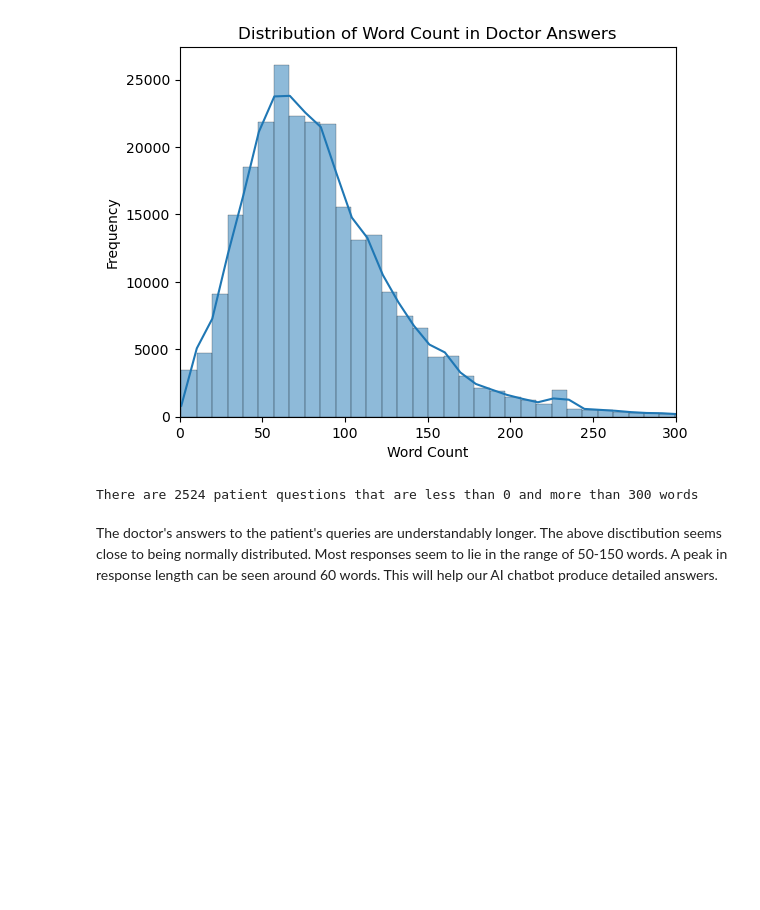
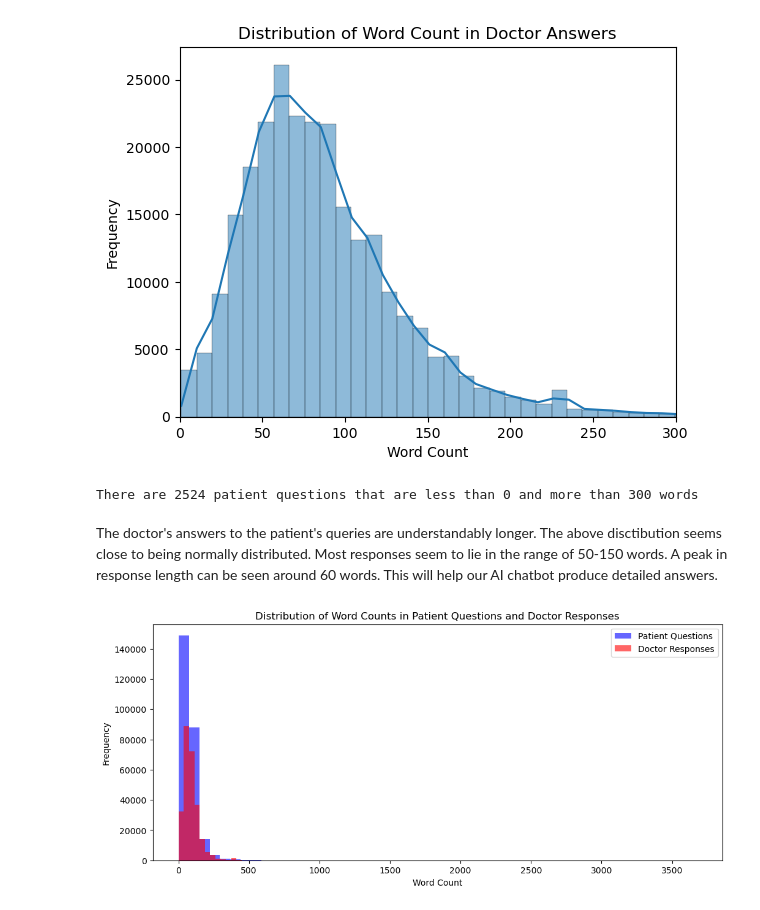
Before and after one commit to Arnav710/cse150a, a Jupyter notebook: data_exploration.ipynb, the cells around one changed output. Cells and saved outputs as stored; diff of their text form; code cells hidden in the pictures; blank space fills up the shorter version.

Commit message:
updated data exploration

```diff
--- a/data_exploration.ipynb
+++ b/data_exploration.ipynb
@@ -13,7 +19,7 @@ pd.set_option('display.max_colwidth', None)
 # %% [markdown]
 ## Load and view data
 # %%
-path = 'data/ai-medical-chatbot.csv'
+path = 'ai-medical-chatbot.csv'
 df = pd.read_csv(path)
 # %%
 df.sample(5, random_state=SEED)
@@ -126,3 +132,19 @@ print(f"There are {outside_range_count} patient questions that are less than {mi
 There are 2524 patient questions that are less than 0 and more than 300 words
 # %% [markdown]
 The doctor's answers to the patient's queries are understandably longer. The above disctibution seems close to being normally distributed. Most responses seem to lie in the range of 50-150 words. A peak in response length can be seen around 60 words. This will help our AI chatbot produce detailed answers.
+# %%
+# Calculate word counts for Patient and Doctor texts
+df["Patient_Word_Count"] = df["Patient"].astype(str).apply(lambda x: len(x.split()))
+df["Doctor_Word_Count"] = df["Doctor"].astype(str).apply(lambda x: len(x.split()))
+# %%
+# Plot 1: Distribution of Word Counts in Patient Questions and Doctor Responses
+plt.figure(figsize=(12, 5))
+plt.hist(df["Patient_Word_Count"], bins=50, color="blue", alpha=0.6, label="Patient Questions")
+plt.hist(df["Doctor_Word_Count"], bins=50, color="red", alpha=0.6, label="Doctor Responses")
+plt.xlabel("Word Count")
+plt.ylabel("Frequency")
+plt.title("Distribution of Word Counts in Patient Questions and Doctor Responses")
+plt.legend()
+plt.show()
+# %% [output]
+[figure, added]
```
Also changed, not shown: parts of 2 cells of this notebook.
